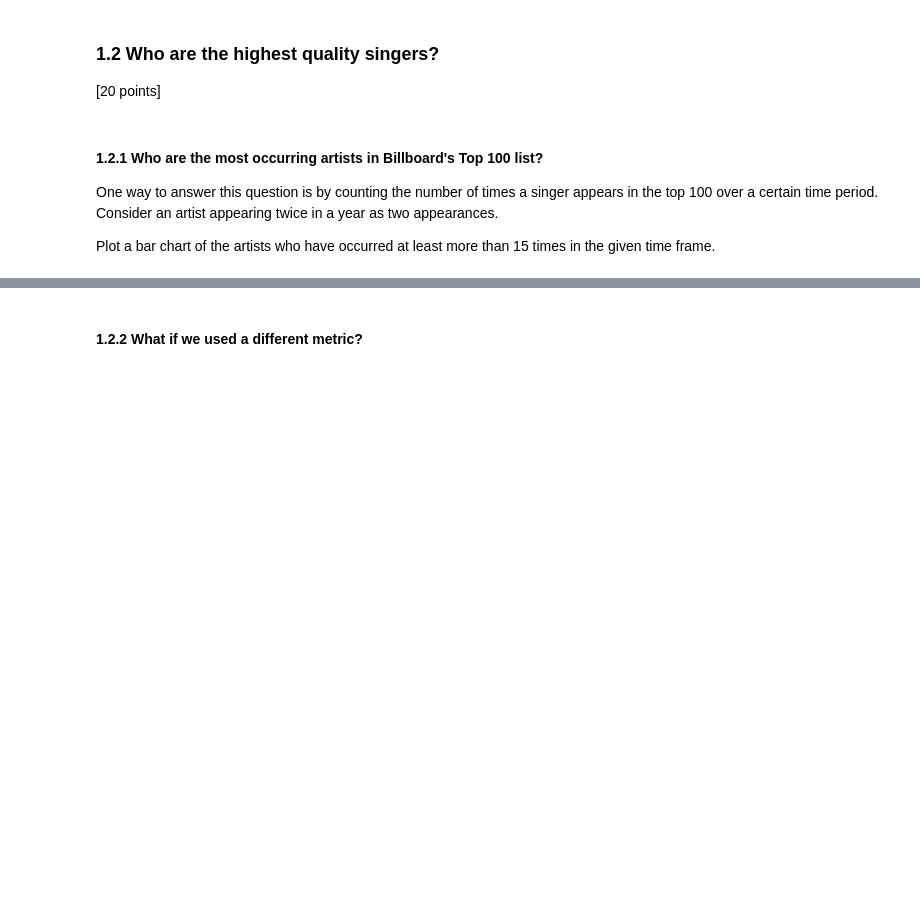
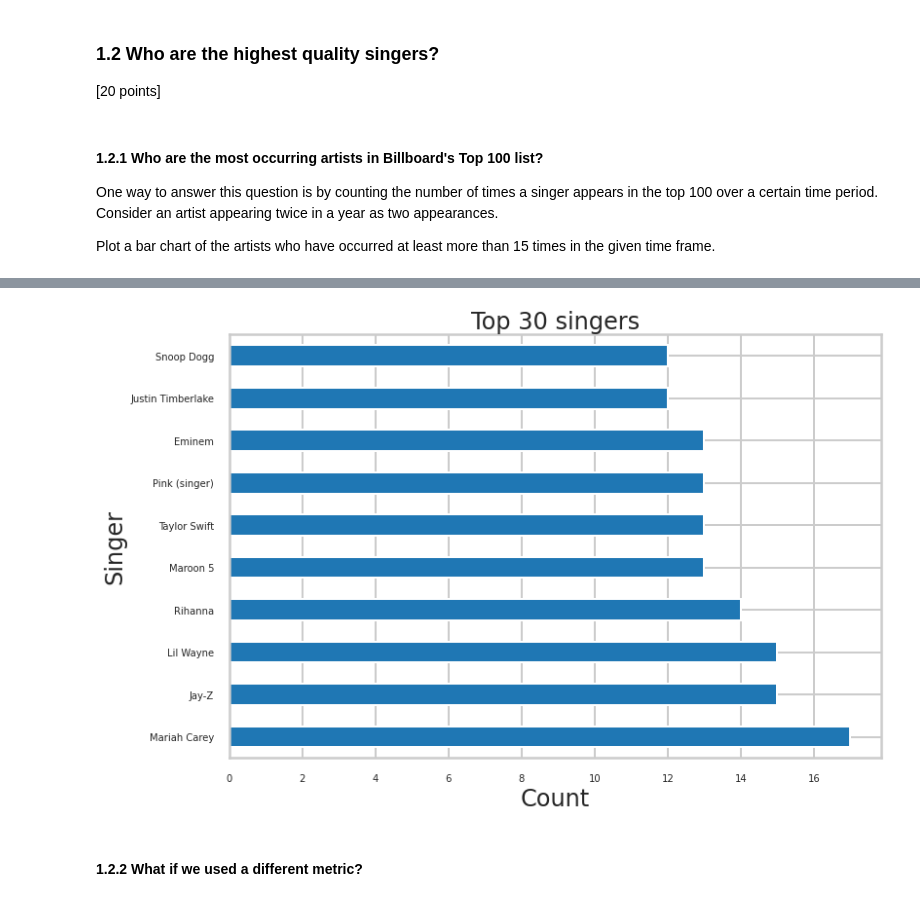
Before and after one commit to azizamirsaidova/homework_2, a Jupyter notebook: distribute_HW2.ipynb, the cells around one changed output, grey strips where cells are left out. Saved outputs shown, nothing was run; the diff lists cells and outputs as text; code cells hidden in the pictures; blank space fills up the shorter version.

```diff
--- a/distribute_HW2.ipynb
+++ b/distribute_HW2.ipynb
@@ -382,3 +352,17 @@ ValueError: ignored
+# %%
+#group = largedf.groupby('band_singer', sort=False)['year'].value_counts().sort_values(ascending=False)[:10]
+
+grouped = largedf.groupby(['band_singer','year']).size()
+new_grouped = grouped.to_frame(name = 'count').reset_index()
+topsingers=new_grouped.band_singer.value_counts().sort_values(ascending=False)[:10]
+# %%
+#Visualizations
+plot = topsingers.plot(kind='barh', fontsize=10, figsize=(12,8), title='Top 30 singers')
+plot.set_xlabel("Count")
+plot.set_ylabel("Singer")
+plot.tick_params(labelsize=10)
+# %% [output]
+[figure, added]
 # %% [markdown]
 #### 1.2.2 What if we used a different metric?
 # %% [markdown]
```
Also changed, not shown: parts of 10 cells of this notebook.
